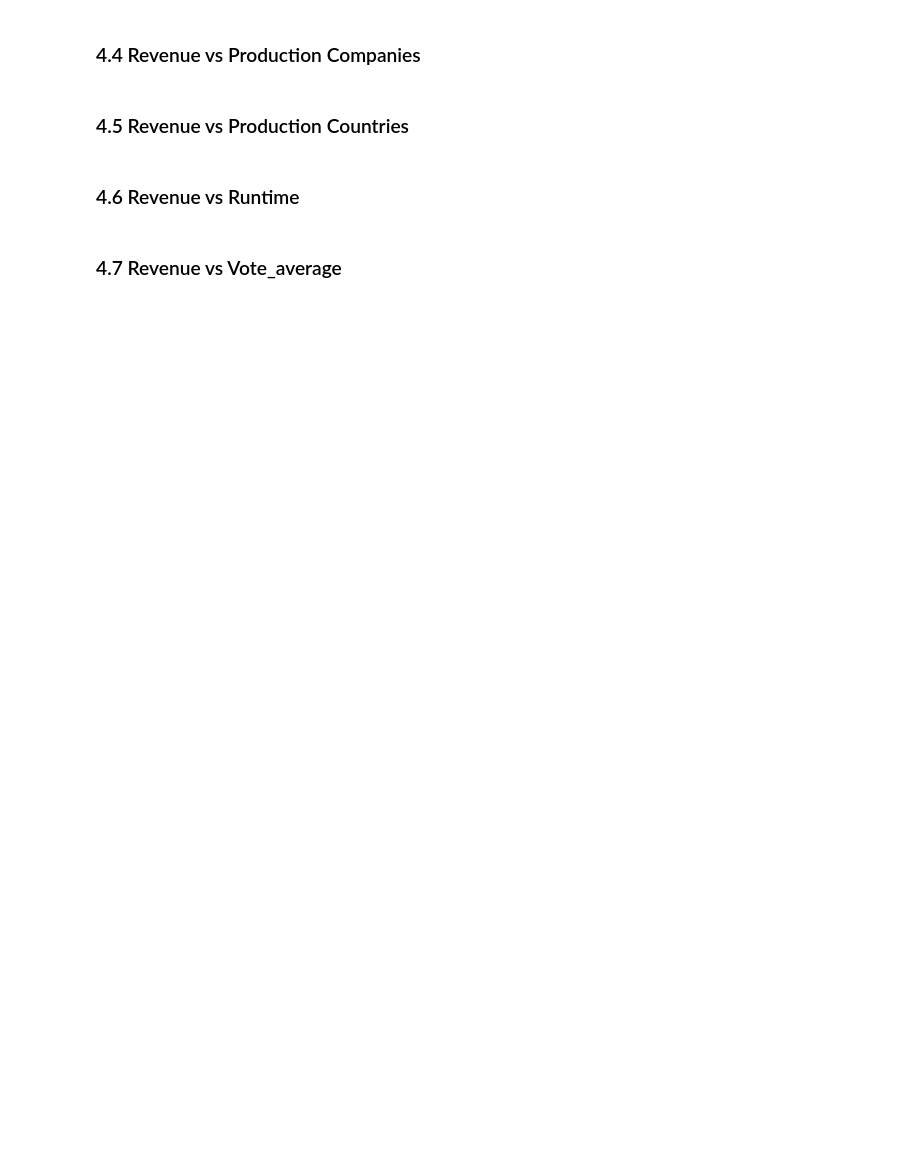
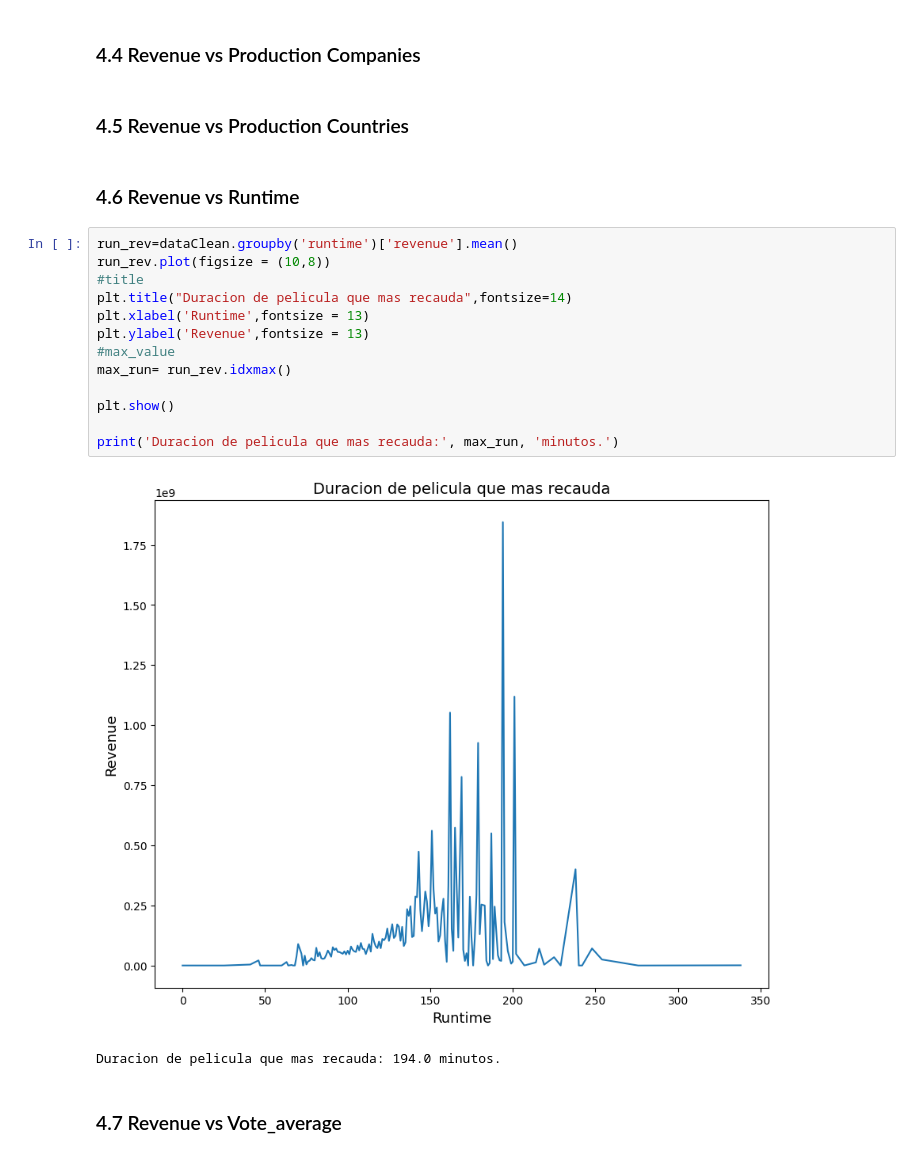
Before and after one commit to AleGallart/SATPython, a Jupyter notebook: Notebook.ipynb, the cells around one changed output. Saved outputs shown, nothing was run; the diff lists cells and outputs as text; blank space fills up the shorter version.

```diff
--- a/Notebook.ipynb
+++ b/Notebook.ipynb
@@ -232,5 +252,21 @@ El plan es ver que variables influyen en el revenue
 ### 4.5 Revenue vs Production Countries
 # %% [markdown]
 ### 4.6 Revenue vs Runtime
+# %%
+run_rev=dataClean.groupby('runtime')['revenue'].mean()
+run_rev.plot(figsize = (10,8))
+#title
+plt.title("Duracion de pelicula que mas recauda",fontsize=14)
+plt.xlabel('Runtime',fontsize = 13)
+plt.ylabel('Revenue',fontsize = 13)
+#max_value
+max_run= run_rev.idxmax()
+
+plt.show()
+
+print('Duracion de pelicula que mas recauda:', max_run, 'minutos.')
+# %% [output]
+[figure, added]
+Duracion de pelicula que mas recauda: 194.0 minutos.
 # %% [markdown]
 ### 4.7 Revenue vs Vote_average
```
Also changed, not shown: parts of 4 cells of this notebook.
